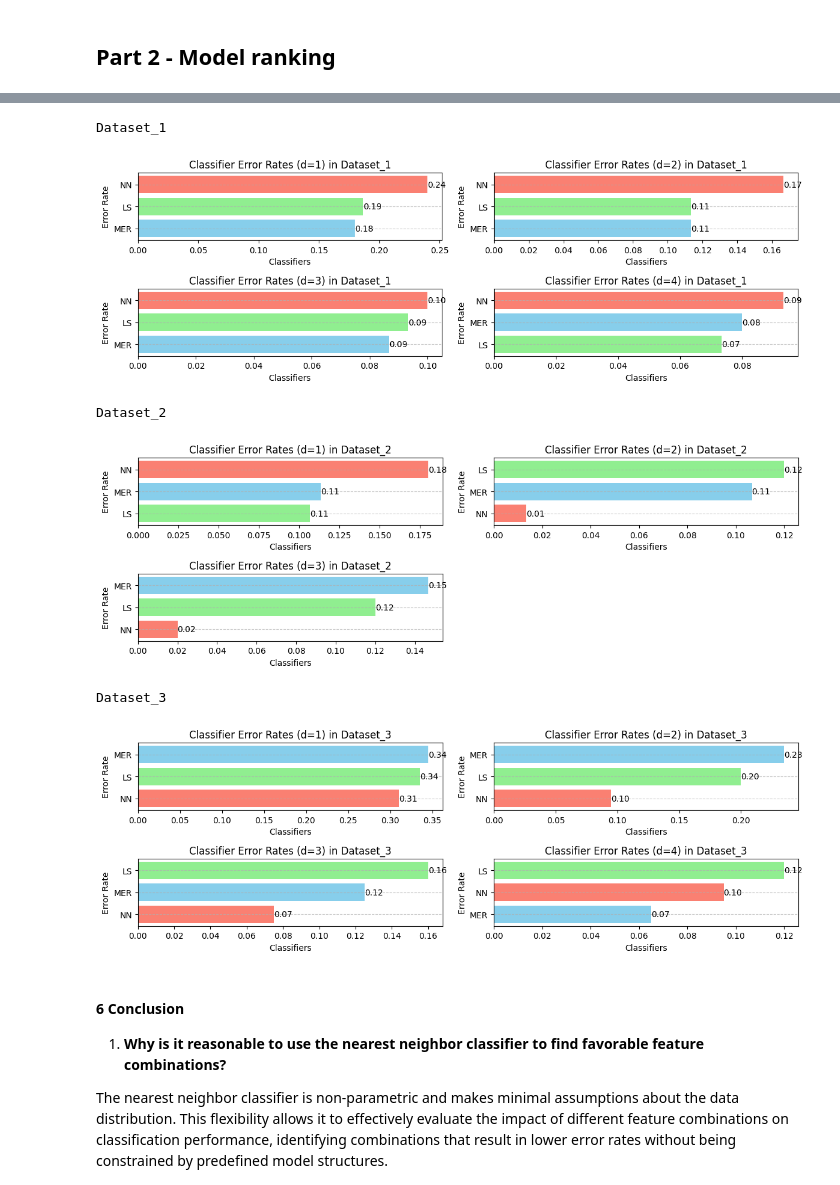
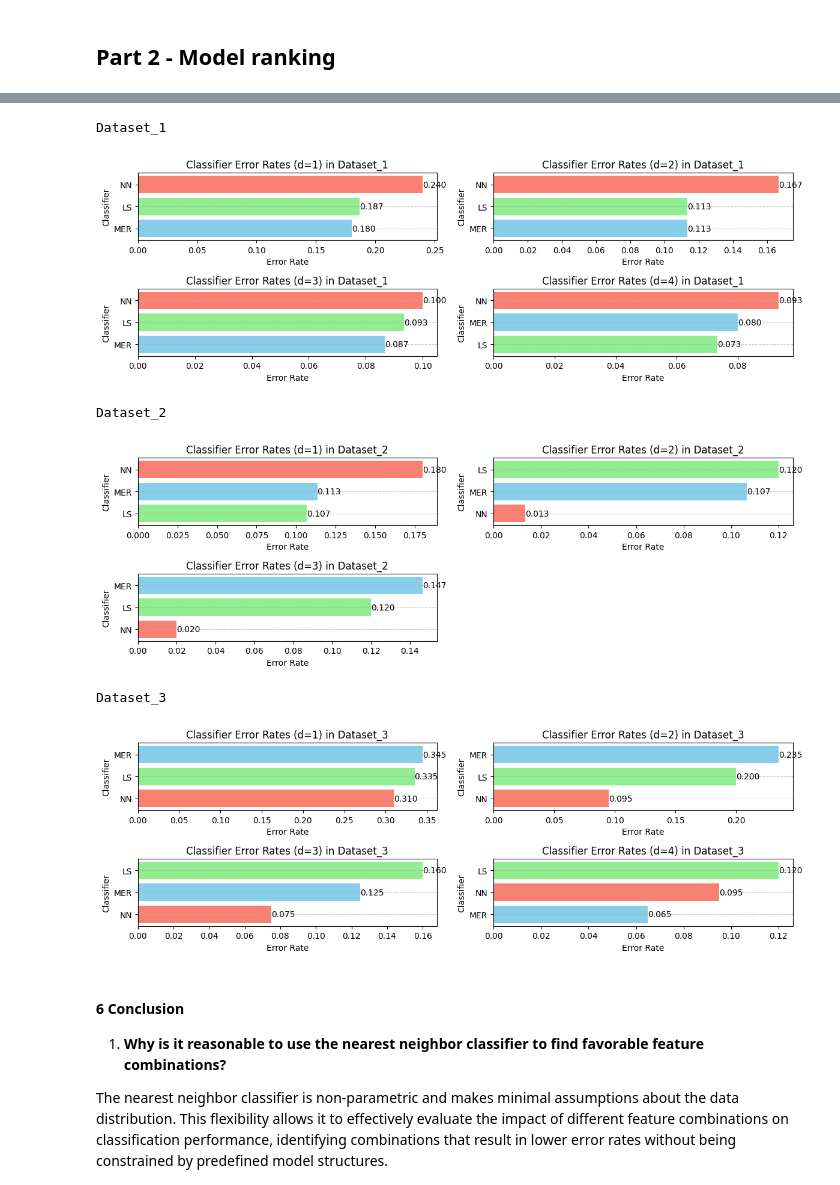
Before and after one commit to javidaf/TEK5020-P1, a Jupyter notebook: tek5020_p1/notebook.ipynb, the cells around one changed output, grey strips where cells are left out. Cells and saved outputs as stored; diff of their text form; code cells hidden in the pictures.

```diff
--- a/tek5020_p1/notebook.ipynb
+++ b/tek5020_p1/notebook.ipynb
@@ -174,39 +192,39 @@ for name, file_path in datasets.items():
 
     for idx, (d, sorted_errors) in enumerate(feature_rankings.items()):
         best_features = sorted_errors[0]['features']
         errors = evaluate_classifiers(X, y, best_features)
         sorted_classifiers = sorted(errors.items(), key=lambda x: x[1])
         classifier_names = [clf[0] for clf in sorted_classifiers]
         error_rates = [clf[1] for clf in sorted_classifiers]
         colors = [classifier_colors[clf[0]] for clf in sorted_classifiers]
 
         ax = axes[idx]
         bars = ax.barh(classifier_names, error_rates, color=colors)
         ax.set_title(f'Classifier Error Rates (d={d}) in {name}')
-        ax.set_xlabel('Classifiers')
-        ax.set_ylabel('Error Rate')
+        ax.set_xlabel('Error Rate')
+        ax.set_ylabel('Classifier')
         ax.grid(True, axis='y', linestyle='--', alpha=0.7)
 
 
         for bar, error_rate in zip(bars, error_rates):
             width = bar.get_width()
-            ax.text(width, bar.get_y() + bar.get_height()/2, f'{error_rate:.2f}',
+            ax.text(width, bar.get_y() + bar.get_height()/2, f'{error_rate:.3f}',
                     ha='left', va='center', fontsize=10)
 
 
 
     for idx in range(len(feature_rankings), len(axes)):
         fig.delaxes(axes[idx])
 
     plt.tight_layout()
     plt.show()
 # %% [output]
 Dataset_1
-[figure, old version]
+[figure, new version]
 Dataset_2
-[figure, old version]
+[figure, new version]
 Dataset_3
-[figure, old version]
+[figure, new version]
 # %% [markdown]
 #### 6 Conclusion
 1. **Why is it reasonable to use the nearest neighbor classifier to find favorable feature combinations?**
```
Also changed, not shown: parts of 2 cells of this notebook, 7 other files.
